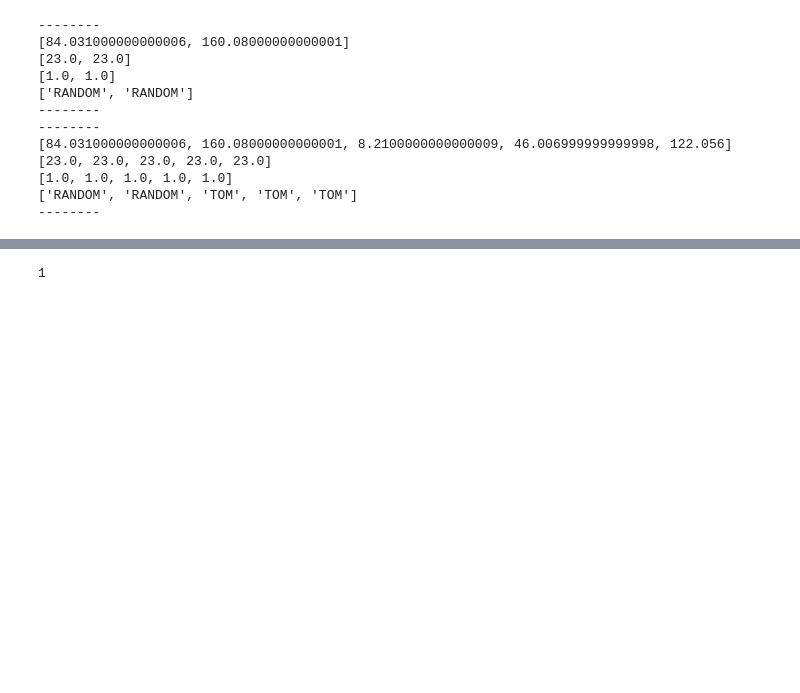
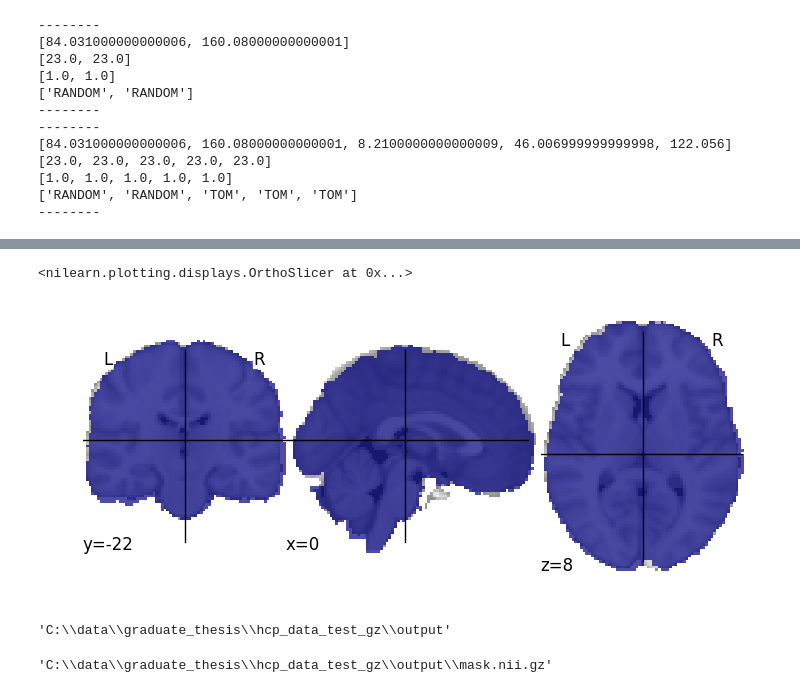
Before and after one commit to notakamilice/graduate_thesis, a Jupyter notebook: pipeline1.ipynb, the cells around one changed output, grey strips where cells are left out. Saved outputs shown, nothing was run; the diff lists cells and outputs as text; code cells hidden in the pictures; blank space fills up the shorter version.

```diff
--- a/pipeline1.ipynb
+++ b/pipeline1.ipynb
@@ -1148,0 +1199,3 @@ AttributeError: 'DataFrame' object has no attribute 'names'
+# %%
+mask_images = [subject_data.mask for subject_data in subjects]
+mask_images
@@ -1149,31 +1222,45 @@ AttributeError: 'DataFrame' object has no attribute 'names'
+# %%
+im = intersect_masks(mask_images)
+# %%
+from nilearn import plotting
+plotting.plot_roi(im)
+# %% [output]
+<nilearn.plotting.displays.OrthoSlicer at 0x...>
+[figure, added]
+# %%
+task_output_dir
+# %% [output]
+'C:\\data\\graduate_thesis\\hcp_data_test_gz\\output'
+# %%
+os.path.join(
+        task_output_dir, "mask.nii.gz")
+# %% [output]
+'C:\\data\\graduate_thesis\\hcp_data_test_gz\\output\\mask.nii.gz'
 # %%
-   # # level 2
-    # stats_start_time = pretty_time()
-    # mask_images = [subject_data.mask for subject_data in subjects]
-    # group_mask = nibabel.Nifti1Image(
-    #     intersect_masks(mask_images).astype(np.int8),
-    #     nibabel.load(mask_images[0]).get_affine())
-    # nibabel.save(group_mask, os.path.join(
-    #         task_output_dir, "mask.nii.gz"))
+# group_mask = nibabel.Nifti1Image(
+#     intersect_masks(mask_images), #.astype(np.int8),
+#     nibabel.load(mask_images[0]).get_affine())
+# nibabel.save(group_mask, os.path.join(
+#         task_output_dir, "mask.nii.gz"))
+# group_mask.to_filename(os.path.join(
+#         task_output_dir, "mask.nii.gz"))
 
-    # print("... done.\r\n")
-    # print("Group GLM")
-    # contrasts = subjects[0].contrasts
-    # subjects_effects_maps = [subject_data.effects_maps
-    #                          for subject_data in subjects]
+# print("... done.\r\n")
+# print("Group GLM")
+# contrasts = subjects[0].contrasts
+# subjects_effects_maps = [subject_data.effects_maps
+#                          for subject_data in subjects]
 
-    # group_one_sample_t_test(
-    #     mask_images,
-    #     subjects_effects_maps,
-    #     contrasts,
-    #     task_output_dir,
-    #     threshold=threshold,
-    #     cluster_th=cluster_th,
-    #     start_time=stats_start_time,
-    #     subjects=[subject_data.subject_id for subject_data in subjects],
-    #     title='Group GLM for HCP fMRI %s protocol (%i subjects)' % (
-    #         protocol, len(subjects)),
-    #     slicer=slicer
-    #     )
+group_one_sample_t_test(
+    mask_images,
+    subjects_effects_maps,
+    contrasts,
+    task_output_dir,
+    threshold=threshold,
+    cluster_th=cluster_th,
+#     start_time=stats_start_time,
+    subjects=[subject_data.subject_id for subject_data in subjects],
+    title='Group GLM for HCP fMRI %s protocol (%i subjects)' % (
+        protocol, len(subjects)),
+    slicer=slicer
+    )
-# %% [output]
-1
```
Also changed, not shown: parts of 22 cells of this notebook, 11 other files.
